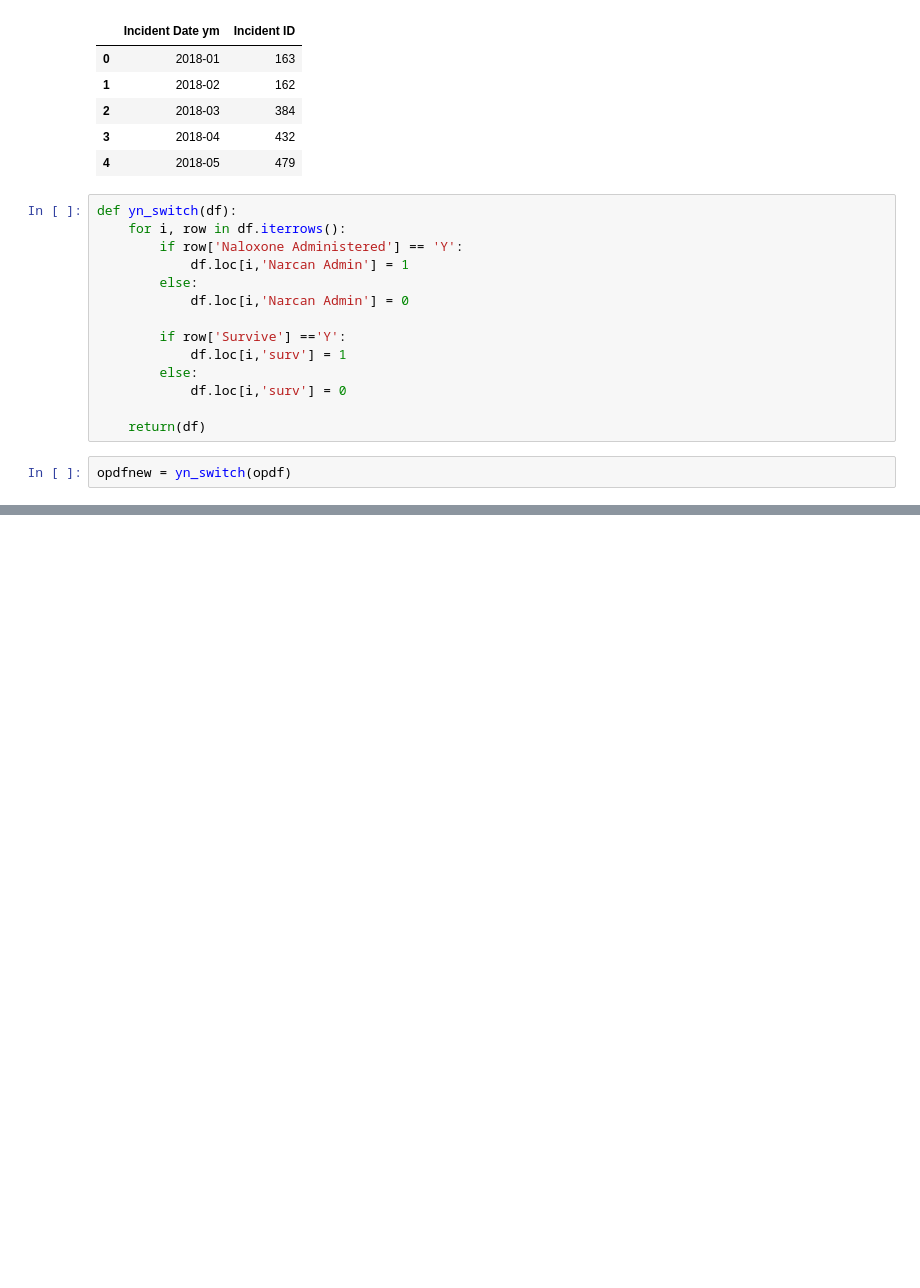
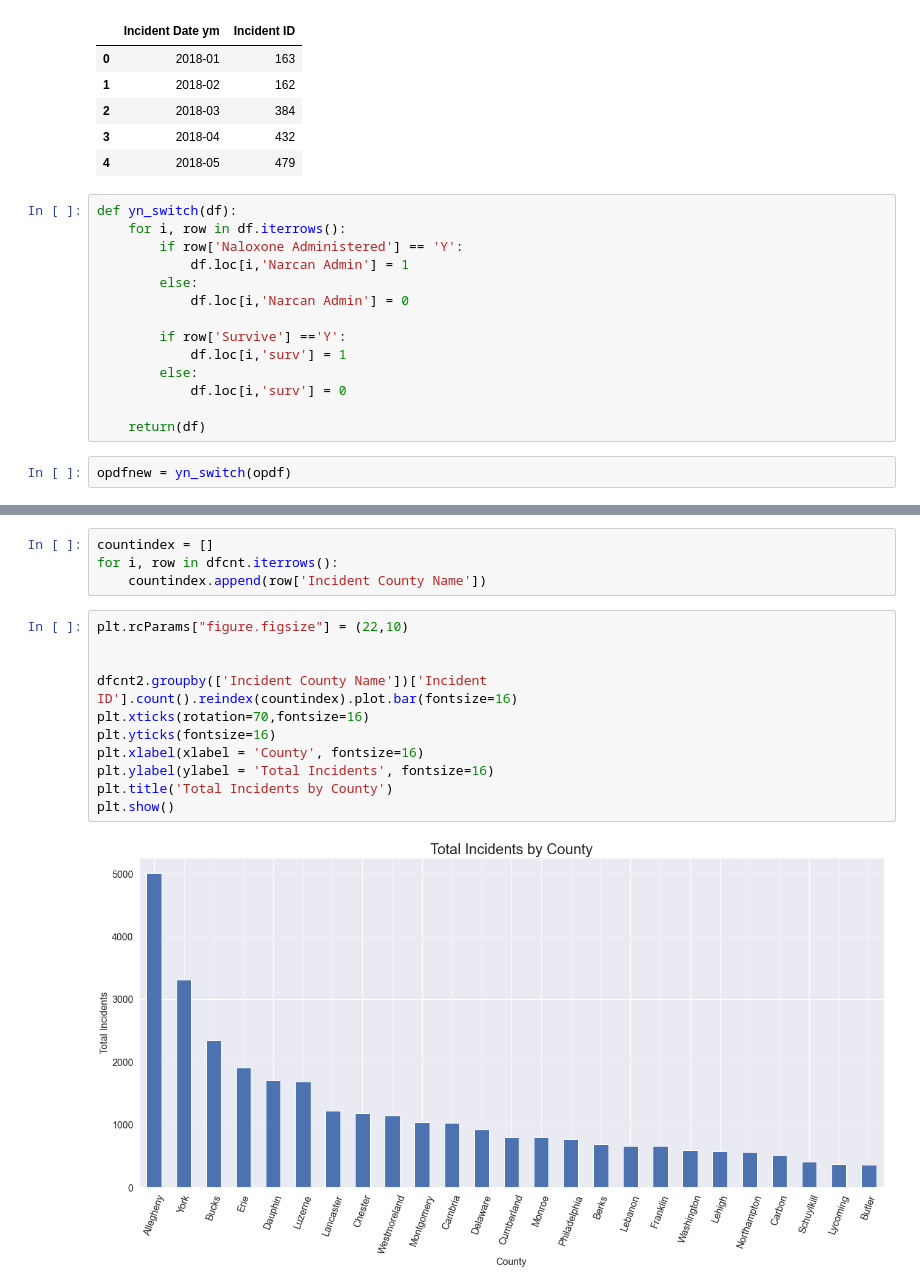
Before and after one commit to Joeyloganpython/Capstone, a Jupyter notebook: Notebooks/PA_gov.ipynb, the cells around one changed output, grey strips where cells are left out. Saved outputs shown, nothing was run; the diff lists cells and outputs as text; blank space fills up the shorter version.

```diff
--- a/Notebooks/PA_gov.ipynb
+++ b/Notebooks/PA_gov.ipynb
@@ -84,0 +149,17 @@ plt.show()
+# %%
+countindex = []
+for i, row in dfcnt.iterrows():
+    countindex.append(row['Incident County Name'])
+# %%
+plt.rcParams["figure.figsize"] = (22,10)
+
+
+dfcnt2.groupby(['Incident County Name'])['Incident ID'].count().reindex(countindex).plot.bar(fontsize=16)
+plt.xticks(rotation=70,fontsize=16)
+plt.yticks(fontsize=16)
+plt.xlabel(xlabel = 'County', fontsize=16)
+plt.ylabel(ylabel = 'Total Incidents', fontsize=16)
+plt.title('Total Incidents by County')
+plt.show()
+# %% [output]
+[figure, added]
```
Also changed, not shown: parts of 14 cells of this notebook, 1 other file.
